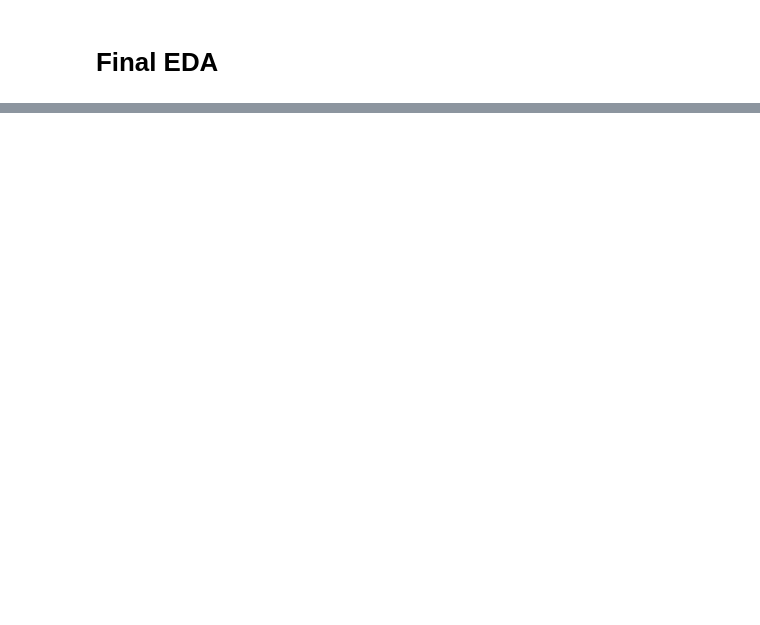
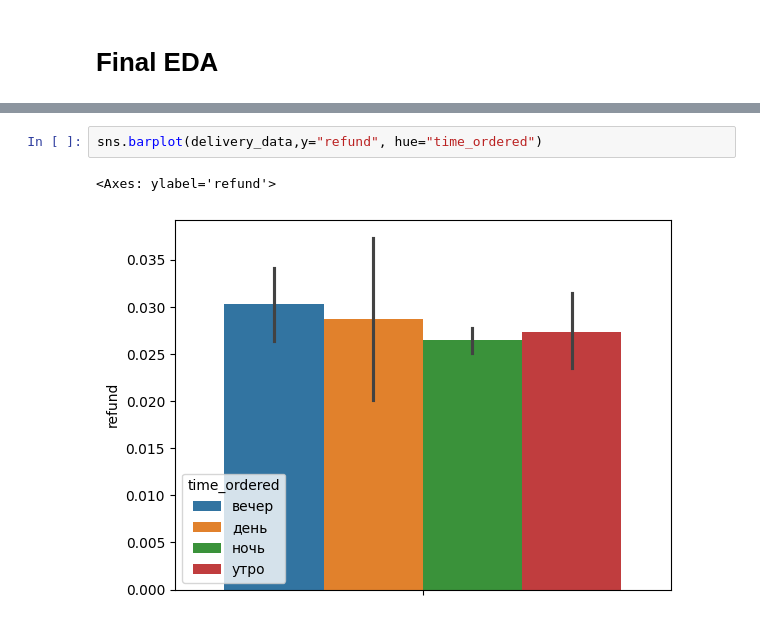
Before and after one commit to PigStep/ML-Delivery-Refund-Research, a Jupyter notebook: notebook/notebook.ipynb, the cells around one changed output, grey strips where cells are left out. Saved outputs shown, nothing was run; the diff lists cells and outputs as text; blank space fills up the shorter version.

```diff
--- a/notebook/notebook.ipynb
+++ b/notebook/notebook.ipynb
@@ -576,0 +592,5 @@ delivery_data.head()
+# %%
+sns.barplot(delivery_data,y="refund", hue="time_ordered")
+# %% [output]
+<Axes: ylabel='refund'>
+[figure, added]
```
Also changed, not shown: parts of 18 cells of this notebook.
